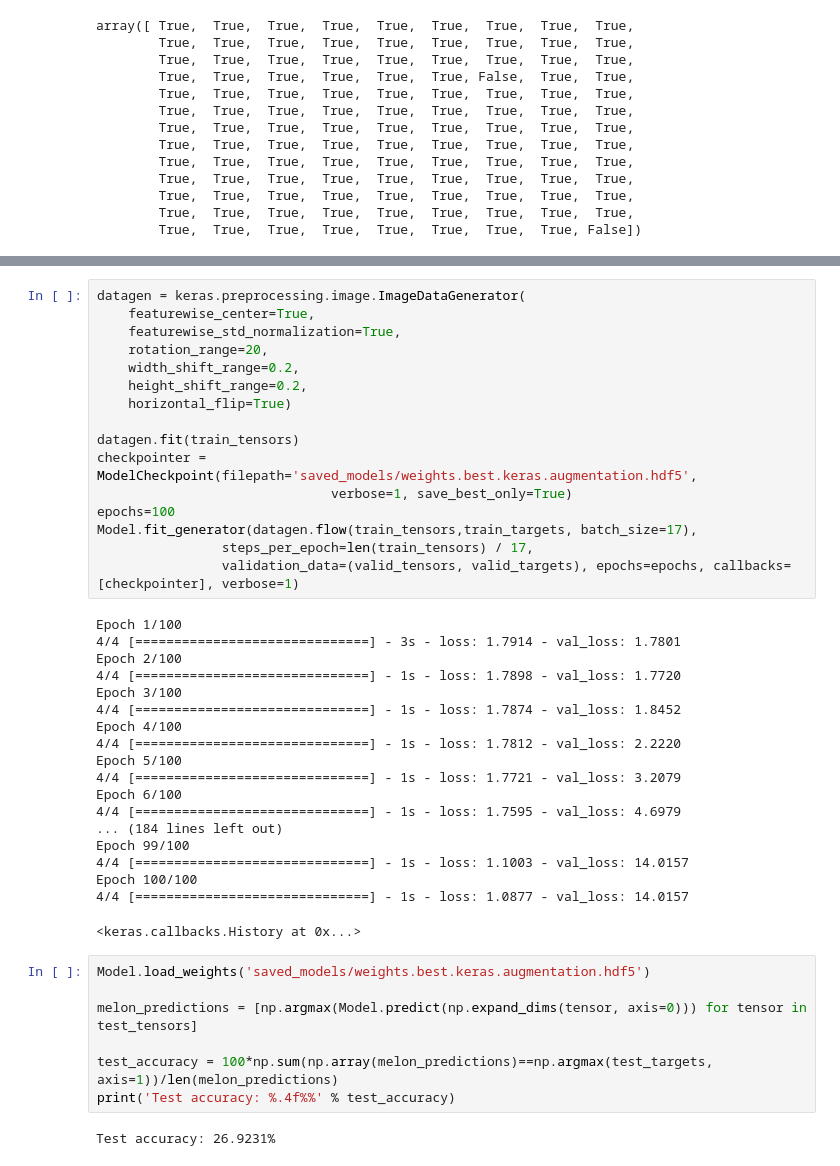
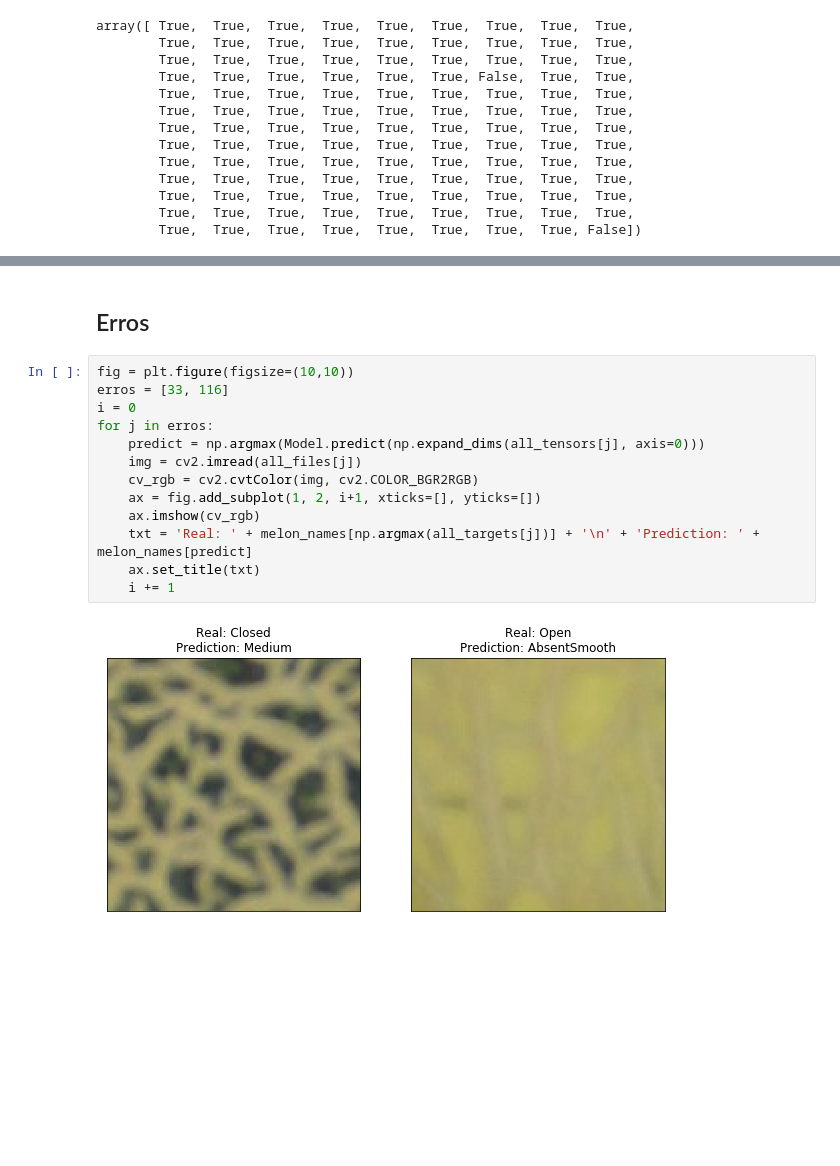
Before and after one commit to cfcv/MelonTextureClassification, a Jupyter notebook: MelonClassifier.ipynb, the cells around one changed output, grey strips where cells are left out. Drawn from its saved outputs; the diff is of its cells as text; blank space fills up the shorter version.

```diff
--- a/MelonClassifier.ipynb
+++ b/MelonClassifier.ipynb
@@ -266,44 +236,17 @@ print('Test accuracy: %.4f%%' % test_accuracy)
-# %%
-datagen = keras.preprocessing.image.ImageDataGenerator(
-    featurewise_center=True,
-    featurewise_std_normalization=True,
-    rotation_range=20,
-    width_shift_range=0.2,
-    height_shift_range=0.2,
-    horizontal_flip=True)
-
-datagen.fit(train_tensors)
-checkpointer = ModelCheckpoint(filepath='saved_models/weights.best.keras.augmentation.hdf5',
-                              verbose=1, save_best_only=True)
-epochs=100
-Model.fit_generator(datagen.flow(train_tensors,train_targets, batch_size=17),
-                steps_per_epoch=len(train_tensors) / 17,
-                validation_data=(valid_tensors, valid_targets), epochs=epochs, callbacks=[checkpointer], verbose=1)
-# %% [output]
-Epoch 1/100
-4/4 [==============================] - 3s - loss: 1.7914 - val_loss: 1.7801
-Epoch 2/100
-4/4 [==============================] - 1s - loss: 1.7898 - val_loss: 1.7720
-Epoch 3/100
-4/4 [==============================] - 1s - loss: 1.7874 - val_loss: 1.8452
-Epoch 4/100
-4/4 [==============================] - 1s - loss: 1.7812 - val_loss: 2.2220
-Epoch 5/100
-4/4 [==============================] - 1s - loss: 1.7721 - val_loss: 3.2079
-Epoch 6/100
-4/4 [==============================] - 1s - loss: 1.7595 - val_loss: 4.6979
-... (184 lines left out)
-Epoch 99/100
-4/4 [==============================] - 1s - loss: 1.1003 - val_loss: 14.0157
-Epoch 100/100
-4/4 [==============================] - 1s - loss: 1.0877 - val_loss: 14.0157
-<keras.callbacks.History at 0x...>
-# %%
-Model.load_weights('saved_models/weights.best.keras.augmentation.hdf5')
-
-melon_predictions = [np.argmax(Model.predict(np.expand_dims(tensor, axis=0))) for tensor in test_tensors]
-
-test_accuracy = 100*np.sum(np.array(melon_predictions)==np.argmax(test_targets, axis=1))/len(melon_predictions)
-print('Test accuracy: %.4f%%' % test_accuracy)
-# %% [output]
-Test accuracy: 26.9231%
+# %% [markdown]
+## Erros
+# %%
+fig = plt.figure(figsize=(10,10))
+erros = [33, 116]
+i = 0
+for j in erros:
+    predict = np.argmax(Model.predict(np.expand_dims(all_tensors[j], axis=0)))
+    img = cv2.imread(all_files[j])
+    cv_rgb = cv2.cvtColor(img, cv2.COLOR_BGR2RGB)
+    ax = fig.add_subplot(1, 2, i+1, xticks=[], yticks=[])
+    ax.imshow(cv_rgb)
+    txt = 'Real: ' + melon_names[np.argmax(all_targets[j])] + '\n' + 'Prediction: ' + melon_names[predict]
+    ax.set_title(txt)
+    i += 1
+# %% [output]
+[figure, added]
```
Also changed, not shown: parts of 18 cells of this notebook.
